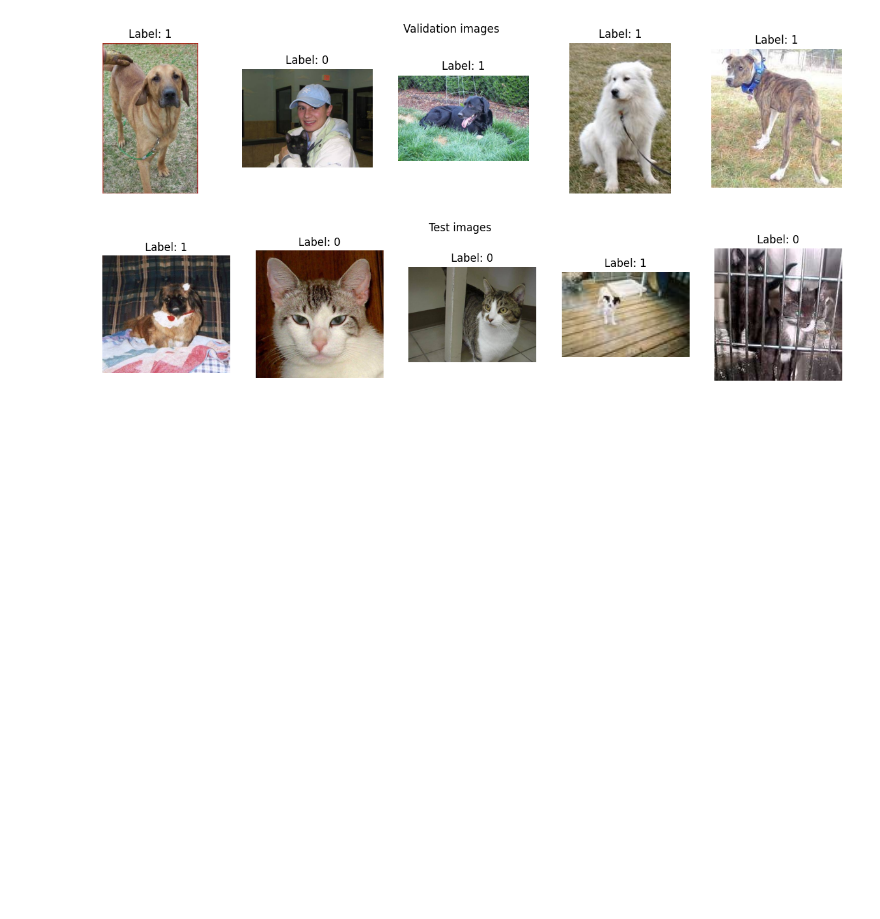
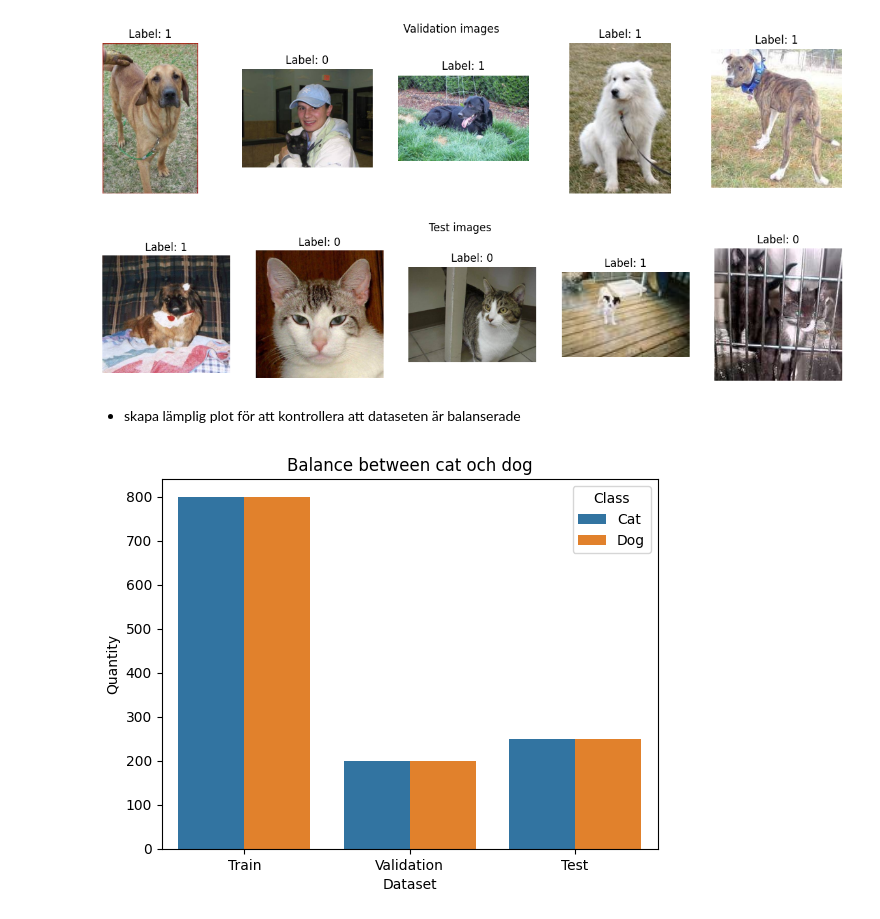
Before and after one commit to HolmstromAnna/AI-Anna-Holmstrom-OPA23, a Jupyter notebook: labs/Lab2/Code_lab2.ipynb, the cells around one changed output. Cells and saved outputs as stored; diff of their text form; code cells hidden in the pictures; blank space fills up the shorter version.

Commit message:
Plot to check balance

```diff
--- a/labs/Lab2/Code_lab2.ipynb
+++ b/labs/Lab2/Code_lab2.ipynb
@@ -219,3 +219,35 @@ plot_images_with_labels(X_test, y_test, 'Test images')
 [figure]
 [figure]
 [figure]
+# %% [markdown]
+- skapa lämplig plot för att kontrollera att dataseten är balanserade
+# %%
+# Function to count all labels
+def count_labels(labels):
+    cat_count = sum(label == 0 for label in labels)
+    dog_count = sum(label == 1 for label in labels)
+    return cat_count, dog_count
+
+# Count number of cat and dog in each dataset
+train_cat_count, train_dog_count = count_labels(y_train)
+val_cat_count, val_dog_count = count_labels(y_val)
+test_cat_count, test_dog_count = count_labels(y_test)
+
+data = {
+    'Dataset': ['Train', 'Validation', 'Test'],
+    'Cat': [train_cat_count, val_cat_count, test_cat_count],
+    'Dog': [train_dog_count, val_dog_count, test_dog_count]
+}
+
+df = pd.DataFrame(data)
+
+# Transform DataFrame to long format for Seaborn
+df_long = df.melt(id_vars='Dataset', var_name='Class', value_name='Count')
+
+sns.barplot(data=df_long, x='Dataset', y='Count', hue='Class')
+plt.xlabel('Dataset')
+plt.ylabel('Quantity')
+plt.title('Balance between cat och dog')
+plt.show()
+# %% [output]
+[figure, added]
```
Also changed, not shown: parts of 2 cells of this notebook.
